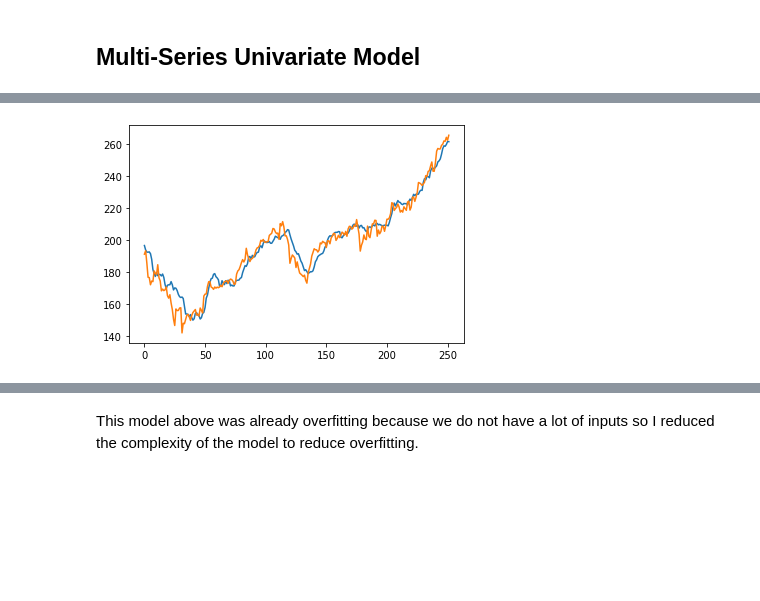
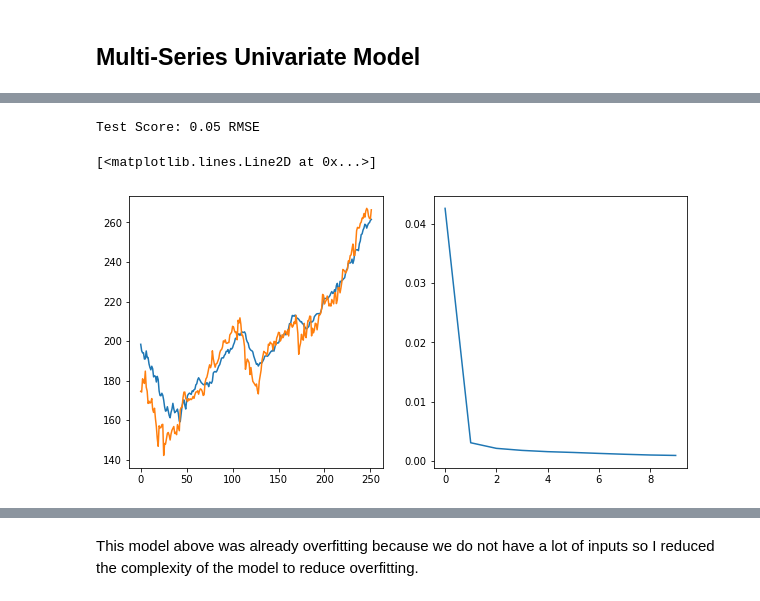
Before and after one commit to Samarmy/CS545TP, a Jupyter notebook: Armstrong-Choudhary-Hua-project.ipynb, the cells around one changed output, grey strips where cells are left out. Cells and saved outputs as stored; diff of their text form; code cells hidden in the pictures; blank space fills up the shorter version.

Commit message:
updates for rmse

```diff
--- a/Armstrong-Choudhary-Hua-project.ipynb
+++ b/Armstrong-Choudhary-Hua-project.ipynb
@@ -854,11 +1026,17 @@ X_train = np.array(X_train)
+# %%
+scUniSeries = MinMaxScaler(feature_range = (0, 1))
+scUniSeries2 = MinMaxScaler(feature_range = (0, 1))
+
+training_set, testing_set, Y_train, Y_test = multi_series_uni_setup(60, 0.8, scUniSeries, scUniSeries2)
+
+X_train , X_test = multi_series_uni_data_partition(60, training_set, testing_set)
 # %%
 # Initialising the RNN
 regressor = Sequential()
 
-regressor.add(TimeDistributed(Conv1D(filters = 32, kernel_size=1), input_shape=(None, look_back_uni_series, 2)))
-#regressor.add(TimeDistributed(MaxPooling1D(pool_size=2)))
+regressor.add(TimeDistributed(Conv1D(filters = 32, kernel_size=1), input_shape=(None, 60, 2)))
+regressor.add(TimeDistributed(MaxPooling1D(pool_size=2)))
 regressor.add(TimeDistributed(Flatten()))
-
 
 # Adding the output layer
 regressor.add(Dense(units = 1))
@@ -866,17 +1044,6 @@ regressor.add(Dense(units = 1))
 # Compiling the RNN
 regressor.compile(optimizer = 'adam', loss = 'mean_squared_error')
 
-regressor.summary()
-
 # Fitting the RNN to the Training set
 history = regressor.fit(X_train.reshape(X_train.shape[0], 1, X_train.shape[1], X_train.shape[2]), Y_train, epochs = 10)
-predicted_stock_price = regressor.predict(X_train.reshape(X_train.shape[0], 1, X_train.shape[1], X_train.shape[2])).reshape(-1, 1)
-
-plt.figure(figsize=(10, 5))
-plt.subplot(1, 2, 1)
-plt.plot(scUniSeries2.inverse_transform(predicted_stock_price))
-plt.plot(scUniSeries2.inverse_transform(Y_train))
-
-plt.subplot(1, 2, 2)
-plt.plot(history.history['loss'])
 # %% [output]
@@ -902,17 +1084,22 @@ Epoch 10/10
 # %%
-X_test = []
-for i in range(look_back_uni_series, testing_set.shape[0]):
-    X_test.append(testing_set[i-look_back_uni_series:i, :])
-
-X_test = np.array(X_test)
 # Use the following line for convNN
 X_test = X_test.reshape(X_test.shape[0], 1, X_test.shape[1], X_test.shape[2])
 # predicted_stock_price = regressor.predict(X_test.reshape(X_test.shape[0], 1, X_test.shape[1], X_test.shape[2])).reshape(-1, 1)
-predicted_stock_price = regressor.predict(X_test).reshape(-1, 1)
 
-#plotting the test data
-plt.plot(scUniSeries2.inverse_transform(predicted_stock_price))
+test_set_predict = regressor.predict(X_test).reshape(-1, 1)
+
+testScore_rnn = math.sqrt(mean_squared_error(Y_test, test_set_predict))
+print('Test Score: %.2f RMSE' % (testScore_rnn))
+
+
+plt.figure(figsize=(10, 5))
+plt.subplot(1, 2, 1)
+plt.plot(scUniSeries2.inverse_transform(test_set_predict))
 plt.plot(scUniSeries2.inverse_transform(Y_test))
-plt.show()
+
+plt.subplot(1, 2, 2)
+plt.plot(history.history['loss'])
 # %% [output]
+Test Score: 0.05 RMSE
+[<matplotlib.lines.Line2D at 0x...>]
-[figure, old version]
+[figure, new version]
```
Also changed, not shown: parts of 50 cells of this notebook.
